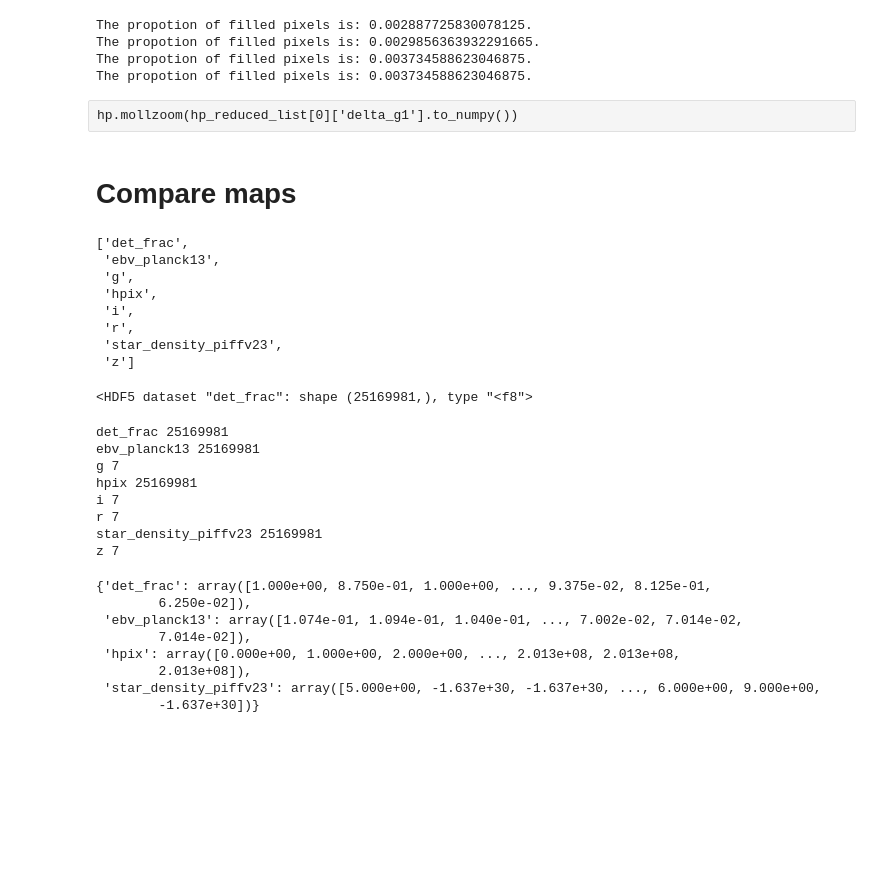
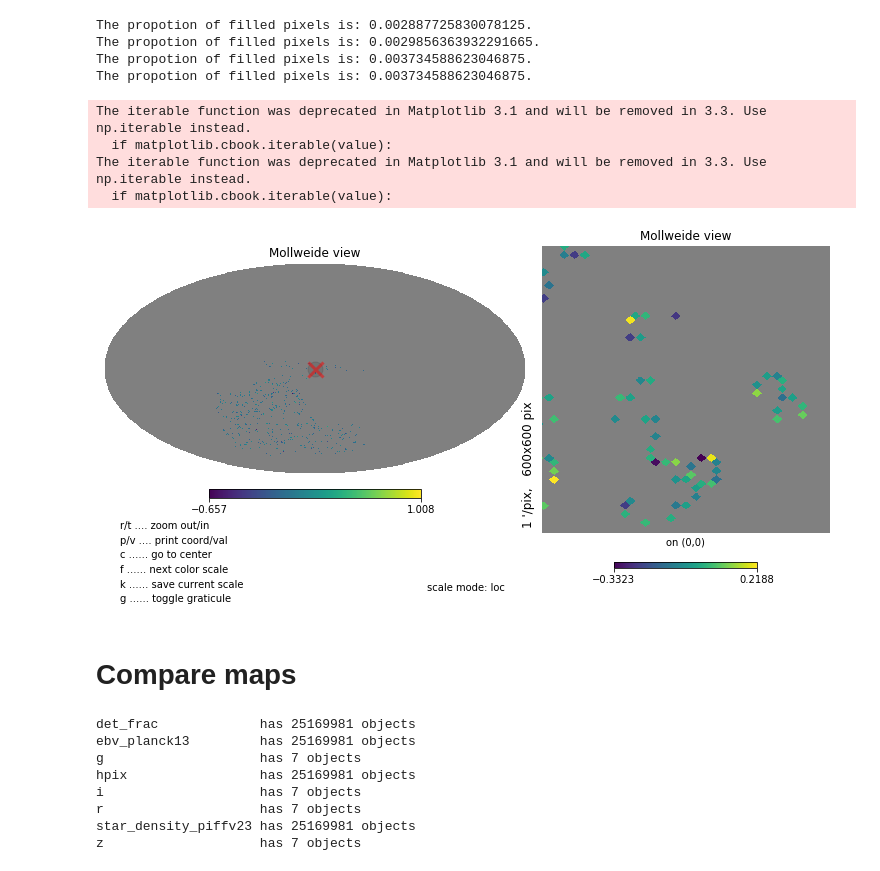
Before and after one commit to aa-12323/balrog_mcal, a Jupyter notebook: lib/healpix.ipynb, the cells around one changed output. Saved outputs shown, nothing was run; the diff lists cells and outputs as text; code cells hidden in the pictures; blank space fills up the shorter version.

```diff
--- a/lib/healpix.ipynb
+++ b/lib/healpix.ipynb
@@ -12,7 +12,7 @@ import astropy_healpix as a_hp
 NSIDE=256 #or 512
 NPIX=hp.nside2npix(NSIDE)
 print ("The number of pixels is: {}.".format(NPIX))
-ipix_index=np.arange(NPIX)
+G_INDEX=np.arange(NPIX)
 # %% [output]
 The number of pixels is: 786432.
 # %%
@@ -91,60 +87,37 @@ The propotion of averaged objects is: 97.37%
 ---------------------------------
 # %%
-def reduce_for_plot(df):
-    df_filled=df[['delta_g1','delta_g2']].reindex(index=ipix_index,fill_value=hp.pixelfunc.UNSEEN)
+def fill_for_plot(df,key_array):
+    df_filled=df[key_array].reindex(index=G_INDEX,fill_value=np.nan)
     print("The propotion of filled pixels is: {}.".format(np.sum(df_filled['delta_g1']>0)/NPIX))
     return(df_filled)
 # %%
-hp_reduced_list=[reduce_for_plot(df) for df in ipix_sorted_filtered_grouped]
+hp_filled_list=[fill_for_plot(df,['delta_g1','delta_g2']) for df in ipix_sorted_filtered_grouped]
 # %% [output]
 The propotion of filled pixels is: 0.002887725830078125.
 The propotion of filled pixels is: 0.0029856363932291665.
 The propotion of filled pixels is: 0.003734588623046875.
 The propotion of filled pixels is: 0.003734588623046875.
-# %% [raw]
-hp.mollzoom(hp_reduced_list[0]['delta_g1'].to_numpy())
+# %%
+hp.mollzoom(hp_filled_list[0]['delta_g1'].to_numpy(),nest=True)
+# %% [output]
+The iterable function was deprecated in Matplotlib 3.1 and will be removed in 3.3. Use np.iterable instead.
+  if matplotlib.cbook.iterable(value):
+The iterable function was deprecated in Matplotlib 3.1 and will be removed in 3.3. Use np.iterable instead.
+  if matplotlib.cbook.iterable(value):
+[figure, added]
 # %% [markdown]
 # Compare maps
 # %%
 maps=h5py.File('/home/cz136/Y3_GOLD_2_2_1_maps.h5','r')['maps'] #no neighbor
-# %%
-list(maps.keys())
-# %% [output]
-['det_frac',
- 'ebv_planck13',
- 'g',
- 'hpix',
- 'i',
- 'r',
- 'star_density_piffv23',
- 'z']
-# %%
-maps['det_frac']
-# %% [output]
-<HDF5 dataset "det_frac": shape (25169981,), type "<f8">
 # %%
-maps_ipix_dict={}
 for key in maps.keys():
-    print (key, len(maps[key]))
-    if len(maps[key])>10:
-        maps_ipix_dict[key]=np.array(maps[key])
+    print ("{:20} has {} objects".format(key,len(maps[key])))
 # %% [output]
-det_frac 25169981
-ebv_planck13 25169981
-g 7
-hpix 25169981
-i 7
-r 7
-star_density_piffv23 25169981
-z 7
+det_frac             has 25169981 objects
+ebv_planck13         has 25169981 objects
+g                    has 7 objects
+hpix                 has 25169981 objects
+i                    has 7 objects
+r                    has 7 objects
+star_density_piffv23 has 25169981 objects
+z                    has 7 objects
-# %%
-maps_ipix_dict
-# %% [output]
-{'det_frac': array([1.000e+00, 8.750e-01, 1.000e+00, ..., 9.375e-02, 8.125e-01,
-        6.250e-02]),
- 'ebv_planck13': array([1.074e-01, 1.094e-01, 1.040e-01, ..., 7.002e-02, 7.014e-02,
-        7.014e-02]),
- 'hpix': array([0.000e+00, 1.000e+00, 2.000e+00, ..., 2.013e+08, 2.013e+08,
-        2.013e+08]),
- 'star_density_piffv23': array([5.000e+00, -1.637e+30, -1.637e+30, ..., 6.000e+00, 9.000e+00,
-        -1.637e+30])}
```
Also changed, not shown: parts of 10 cells of this notebook.
